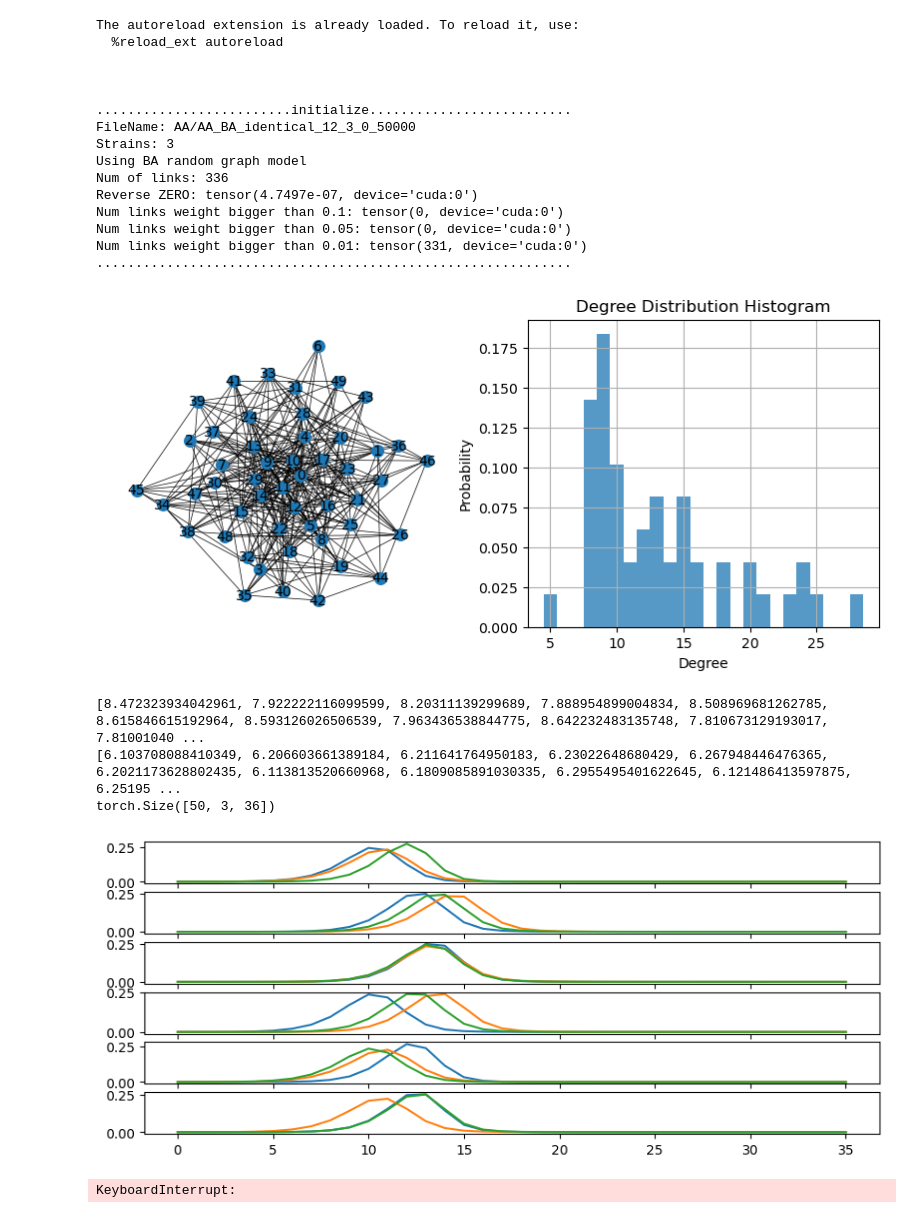
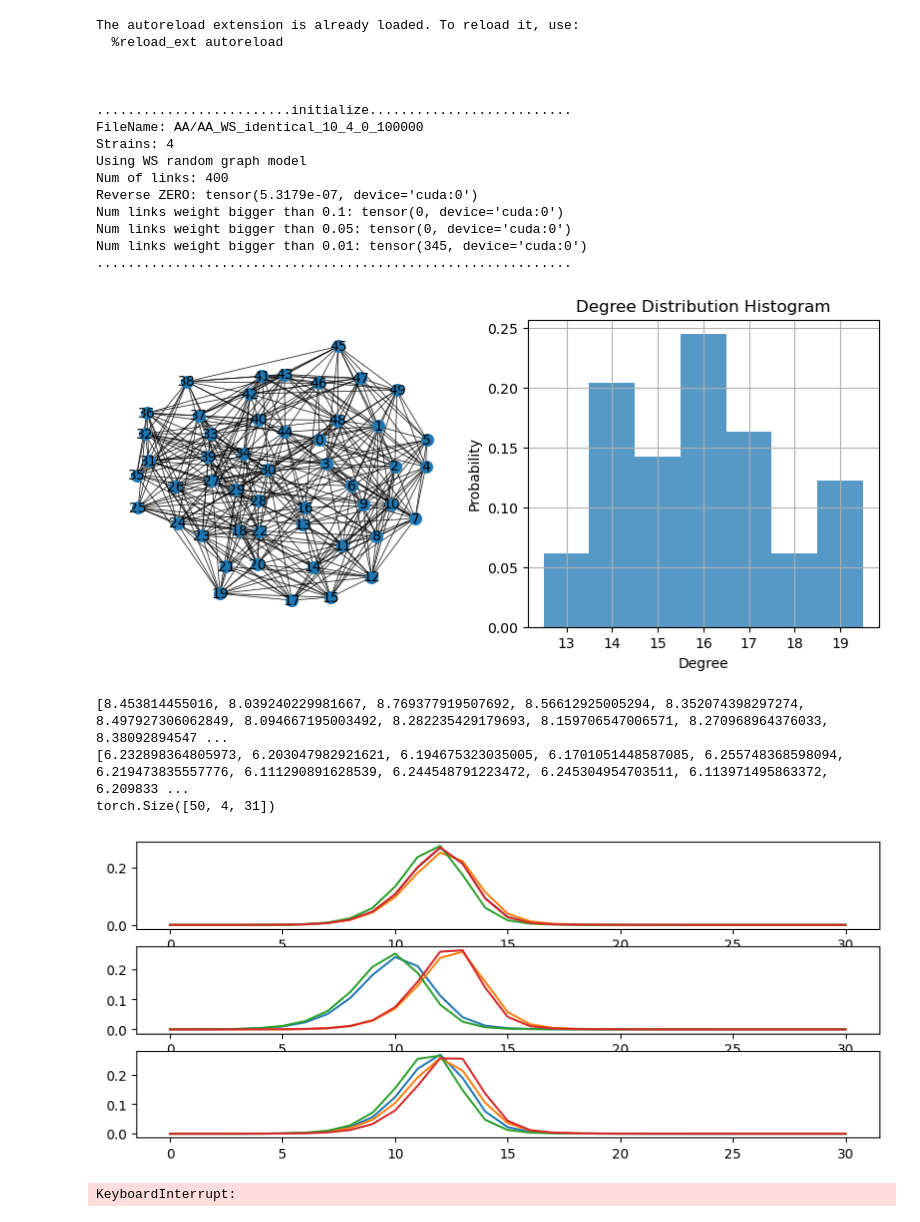
Before and after one commit to bizhili/Topology_Learning_Epis, a Jupyter notebook: test_multi_cities_no_att.ipynb, the cells around one changed output. Drawn from its saved outputs; the diff is of its cells as text; code cells hidden in the pictures.

```diff
--- a/test_multi_cities_no_att.ipynb
+++ b/test_multi_cities_no_att.ipynb
@@ -28,13 +28,14 @@ pramameters.add_arguments(parser)
 paras= pramameters.read_arguments(parser)
 #preset
 paras.modelLoad= "AA"
-paras.randomGraph= "BA"
+paras.randomGraph= "WS"
 paras.weightModel= "identical"
-paras.epoches= 50000
+paras.epoches= 100000
 paras.intense= 0
-paras.seed= 12
+paras.seed= 10
 paras.plot= "spring"
-paras.strains= 3
+paras.strains= 4
+paras.dense= 8
 
 # paras.epoches= 50000
 # paras.randomGraph= "BA"
@@ -79,40 +80,40 @@ elif  paras.weightModel=="identical":
     Aw= weight.identical_model(A, 0.01, device= device)
 
 utils.log_print(printFlag,"\n\n\n.........................initialize..........................")
 utils.log_print(printFlag,"FileName:", fileName)
 utils.log_print(printFlag,"Strains:", paras.strains)
 utils.log_print(printFlag,"Using", paras.randomGraph,"random graph model")
 utils.log_print(printFlag,"Num of links:", G.number_of_edges())
 Zmat= A_mat.create_A_mat(Aw, P)
 Zmat2= A_mat.reverse_A_mat(Zmat-torch.eye(Aw.shape[0], dtype= torch.float32, device= Aw.device), P)
 utils.log_print(printFlag,"Reverse ZERO:", torch.sum(torch.abs(Zmat2-Aw)))
 utils.log_print(printFlag,"Num links weight bigger than 0.1:", torch.sum(Zmat>0.1)-paras.n)
 utils.log_print(printFlag,"Num links weight bigger than 0.05:", torch.sum(Zmat>0.05)-paras.n)
 utils.log_print(printFlag,"Num links weight bigger than 0.01:", torch.sum(Zmat>0.01)-paras.n)
 utils.log_print(printFlag,".............................................................")
 #plot this network
 if plotFlag==1:
     if paras.plot== "2d_geo":
         plotGraph.plot_2d_geo(G, pos)
     elif paras.plot== "spring":
         plotGraph.plot_spring_layout(G)
 # %% [output]
 The autoreload extension is already loaded. To reload it, use:
   %reload_ext autoreload
 
 
 
 .........................initialize..........................
-FileName: AA/AA_BA_identical_12_3_0_50000
-Strains: 3
-Using BA random graph model
-Num of links: 336
-Reverse ZERO: tensor(4.7497e-07, device='cuda:0')
+FileName: AA/AA_WS_identical_10_4_0_100000
+Strains: 4
+Using WS random graph model
+Num of links: 400
+Reverse ZERO: tensor(5.3179e-07, device='cuda:0')
 Num links weight bigger than 0.1: tensor(0, device='cuda:0')
 Num links weight bigger than 0.05: tensor(0, device='cuda:0')
-Num links weight bigger than 0.01: tensor(331, device='cuda:0')
+Num links weight bigger than 0.01: tensor(345, device='cuda:0')
 .............................................................
-[figure, old version]
+[figure, new version]
 # %%
 R0s_taus= [[random.uniform(paras.R0Mean-paras.R0Std, paras.R0Mean+paras.R0Std),
             random.uniform(paras.tauMean-paras.tauStd, paras.tauMean+paras.tauStd)] for _ in range(40)]
@@ -125,9 +126,10 @@ deltaSs= deltaSsTensor.sum(dim= -1, keepdim= True)
 propition= deltaSsTensor/(deltaSs+1e-8)
 deltaSs= deltaSs.squeeze()#(1, 2, 20), dim of nodes, dim of heads, dim of signal
 divide= deltaSsTensor.transpose(1, 2)
+
 utils.log_print(printFlag,divide.shape)
 if plotFlag==1:
-    numPlot= 6
+    numPlot= 3
     fig, axs = plt.subplots(numPlot, 1, figsize=(10, 4))
     for i, ax in enumerate(axs):
         ax.plot(divide[i, :].T.cpu().detach())
@@ -135,10 +137,10 @@ if plotFlag==1:
     # plt.ylabel("Propotion of newly infective")
     # plt.title(f"Example of {numPlot} nodes epidemic newly infected.")
 # %% [output]
-[8.472323934042961, 7.922222116099599, 8.20311139299689, 7.888954899004834, 8.508969681262785, 8.615846615192964, 8.593126026506539, 7.963436538844775, 8.642232483135748, 7.810673129193017, 7.81001040 ...
-[6.103708088410349, 6.206603661389184, 6.211641764950183, 6.23022648680429, 6.267948446476365, 6.2021173628802435, 6.113813520660968, 6.1809085891030335, 6.2955495401622645, 6.121486413597875, 6.25195 ...
-torch.Size([50, 3, 36])
+[8.453814455016, 8.039240229981667, 8.769377919507692, 8.56612925005294, 8.352074398297274, 8.497927306062849, 8.094667195003492, 8.282235429179693, 8.159706547006571, 8.270968964376033, 8.38092894547 ...
+[6.232898364805973, 6.203047982921621, 6.194675323035005, 6.1701051448587085, 6.255748368598094, 6.219473835557776, 6.111290891628539, 6.244548791223472, 6.245304954703511, 6.113971495863372, 6.209833 ...
+torch.Size([50, 4, 31])
-[figure, old version]
+[figure, new version]
 # %%
 
 timeHorizon= divide.shape[2]-1
```
Also changed, not shown: parts of 8 cells of this notebook, 12 other files.
